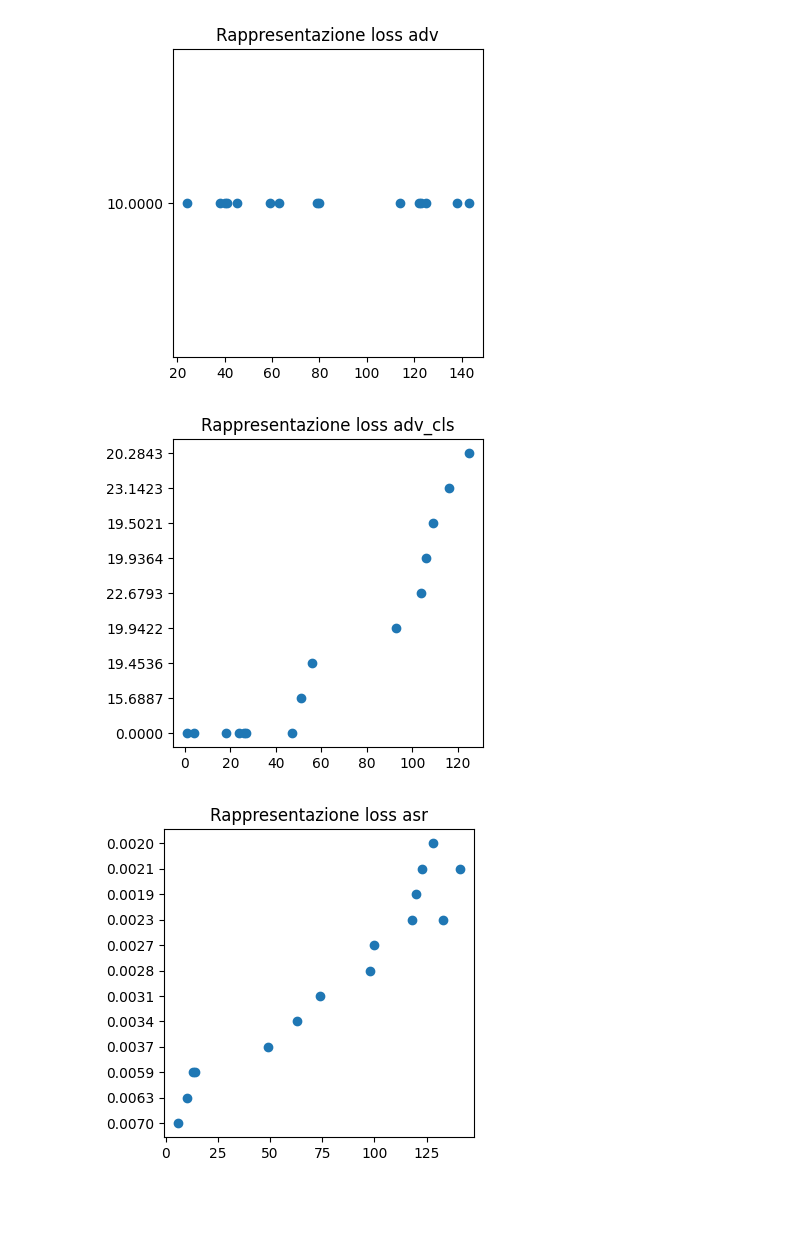
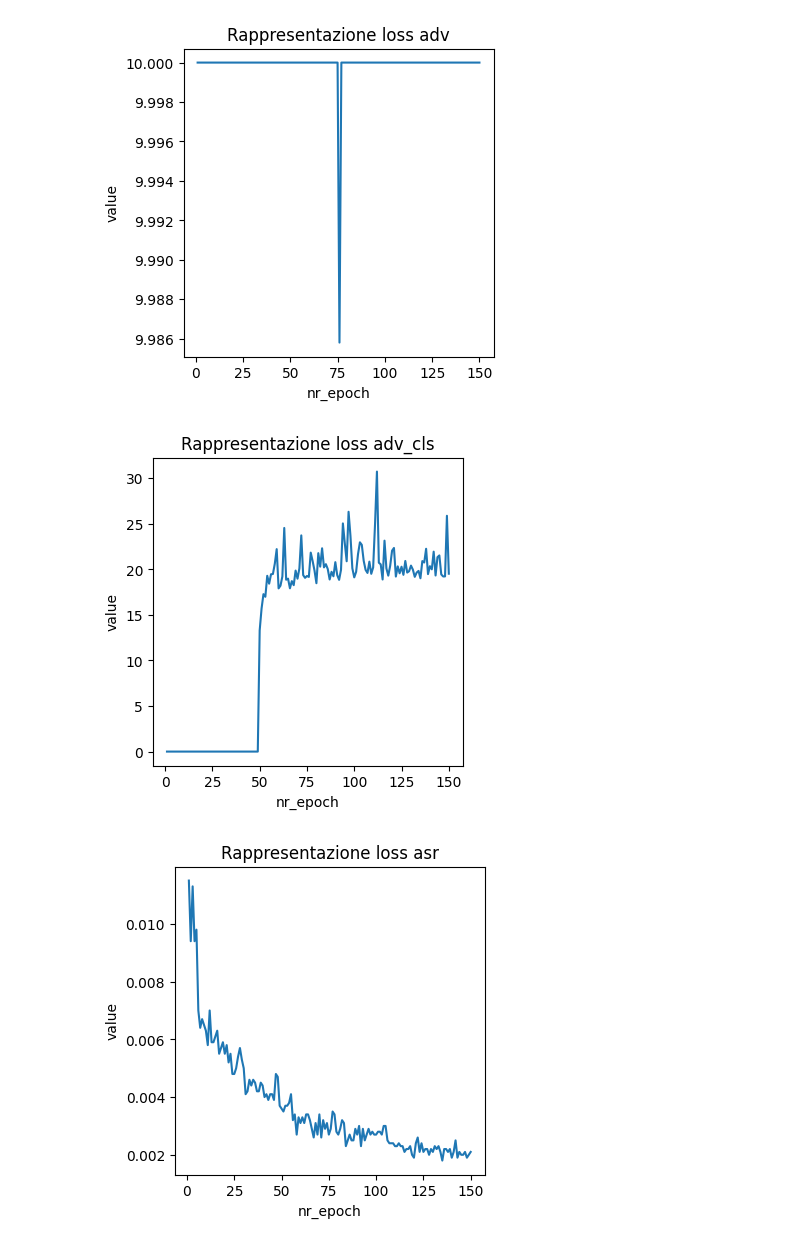
Before and after one commit to gnekt/StarGANv2-EmotionalVC, a Jupyter notebook: analize_log.ipynb, the cells around one changed output. Saved outputs shown, nothing was run; the diff lists cells and outputs as text; code cells hidden in the pictures; blank space fills up the shorter version.

```diff
--- a/analize_log.ipynb
+++ b/analize_log.ipynb
@@ -24,15 +24,15 @@ dataframe = pd.DataFrame(epoch_register)
 # %%
 import matplotlib.pyplot as plt
 import seaborn as sns
 
 for index,group in dataframe.groupby(["set_name","loss_name"]):
     f, ax = plt.subplots(figsize=(4,4))
     subgroup = group.sample(n=15)
     subgroup=subgroup.sort_values("nr_epoch")
     plt.title(f"Rappresentazione loss {group.iloc[0]['loss_name']}")
-    plt.scatter(subgroup["nr_epoch"],subgroup["value"])
+    sns.lineplot(data=group,x="nr_epoch",y="value")
     plt.show()
 # %% [output]
-[figure, old version]
+[figure, new version]
-[figure, old version]
+[figure, new version]
-[figure, old version]
+[figure, new version]
```
Also changed, not shown: parts of 1 cell of this notebook, 1 other file.
